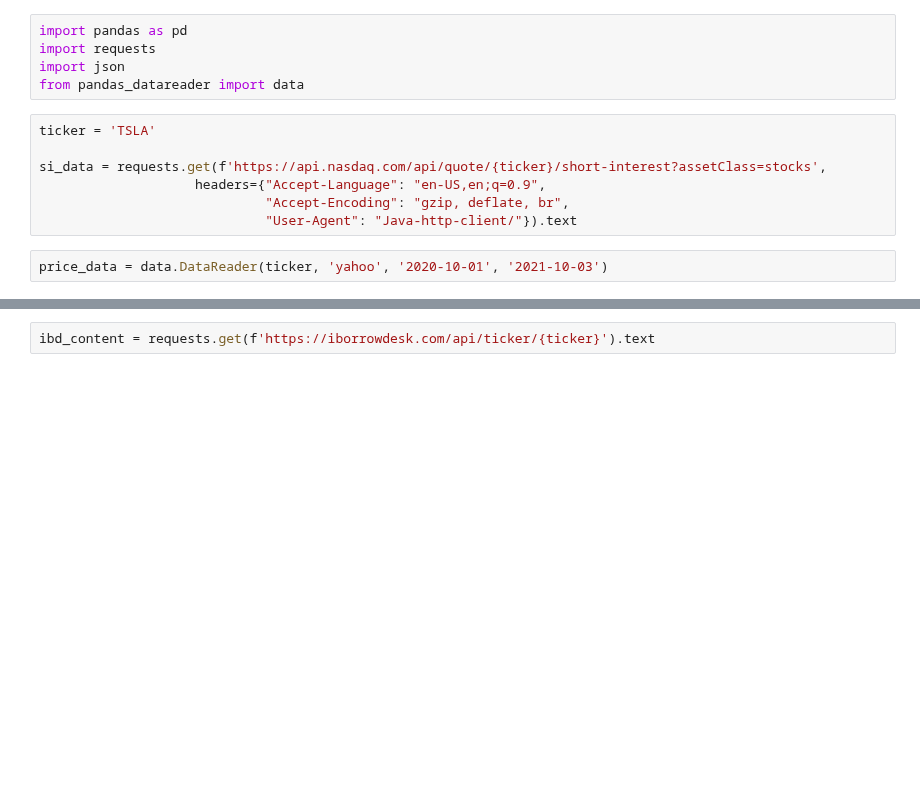
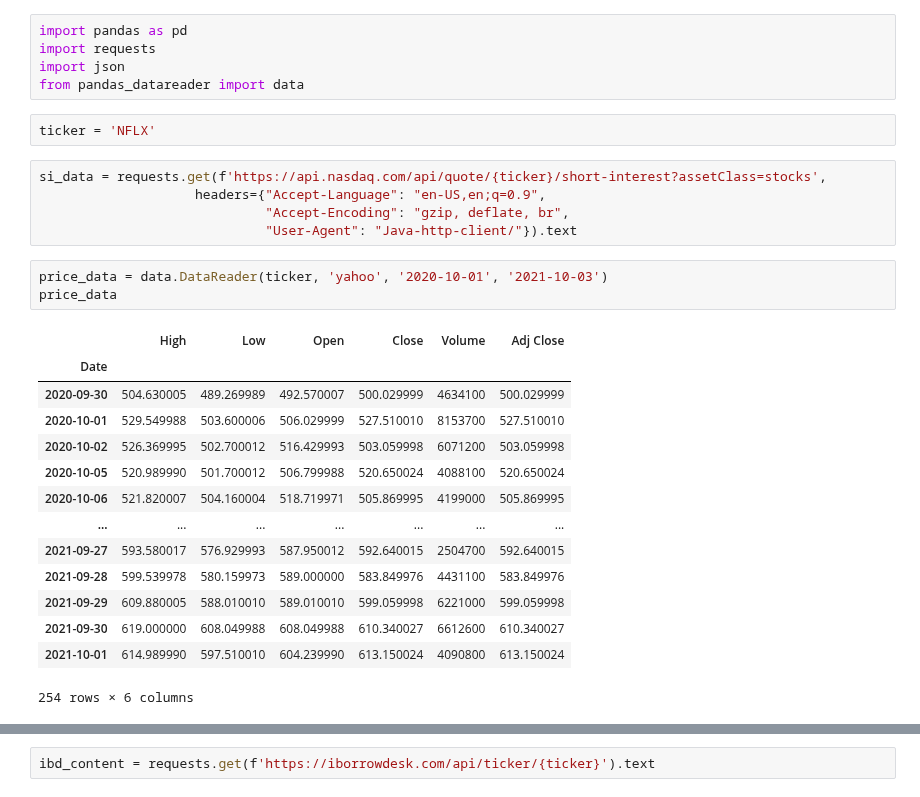
Before and after one commit to darrelhong/is453proj, a Jupyter notebook: data.ipynb, the cells around one changed output, grey strips where cells are left out. Cells and saved outputs as stored; diff of their text form; blank space fills up the shorter version.

```diff
--- a/data.ipynb
+++ b/data.ipynb
@@ -3,15 +3,31 @@ import pandas as pd
 import requests
 import json
 from pandas_datareader import data
+# %%
+ticker = 'NFLX'
 # %%
-ticker = 'TSLA'
-
 si_data = requests.get(f'https://api.nasdaq.com/api/quote/{ticker}/short-interest?assetClass=stocks',
                     headers={"Accept-Language": "en-US,en;q=0.9",
                              "Accept-Encoding": "gzip, deflate, br",
                              "User-Agent": "Java-http-client/"}).text
 # %%
 price_data = data.DataReader(ticker, 'yahoo', '2020-10-01', '2021-10-03')
+price_data
+# %% [output]
+|  | High | Low | Open | Close | Volume | Adj Close |
+| Date |  |  |  |  |  |  |
+| 2020-09-30 | 504.630005 | 489.269989 | 492.570007 | 500.029999 | 4634100 | 500.029999 |
+| 2020-10-01 | 529.549988 | 503.600006 | 506.029999 | 527.510010 | 8153700 | 527.510010 |
+| 2020-10-02 | 526.369995 | 502.700012 | 516.429993 | 503.059998 | 6071200 | 503.059998 |
+| 2020-10-05 | 520.989990 | 501.700012 | 506.799988 | 520.650024 | 4088100 | 520.650024 |
+| 2020-10-06 | 521.820007 | 504.160004 | 518.719971 | 505.869995 | 4199000 | 505.869995 |
+| ... | ... | ... | ... | ... | ... | ... |
+| 2021-09-27 | 593.580017 | 576.929993 | 587.950012 | 592.640015 | 2504700 | 592.640015 |
+| 2021-09-28 | 599.539978 | 580.159973 | 589.000000 | 583.849976 | 4431100 | 583.849976 |
+| 2021-09-29 | 609.880005 | 588.010010 | 589.010010 | 599.059998 | 6221000 | 599.059998 |
+| 2021-09-30 | 619.000000 | 608.049988 | 608.049988 | 610.340027 | 6612600 | 610.340027 |
+| 2021-10-01 | 614.989990 | 597.510010 | 604.239990 | 613.150024 | 4090800 | 613.150024 |
+254 rows × 6 columns
 # %%
 data_json = json.loads(si_data)
 si_df = pd.json_normalize(data_json, record_path=['data','shortInterestTable', 'rows'])
```
Also changed, not shown: parts of 8 cells of this notebook, 1 other file.
